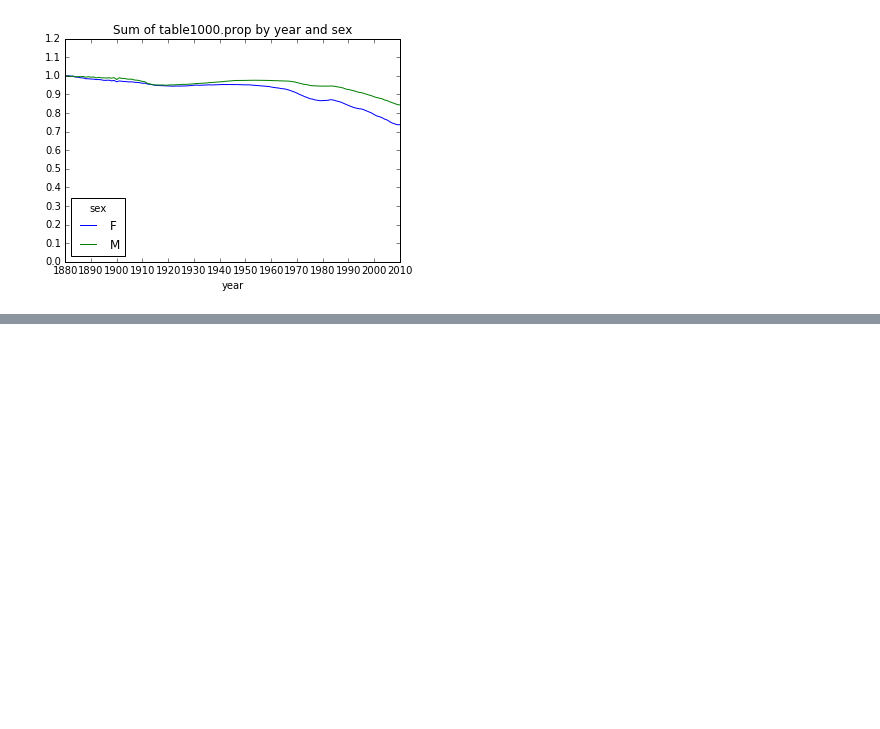
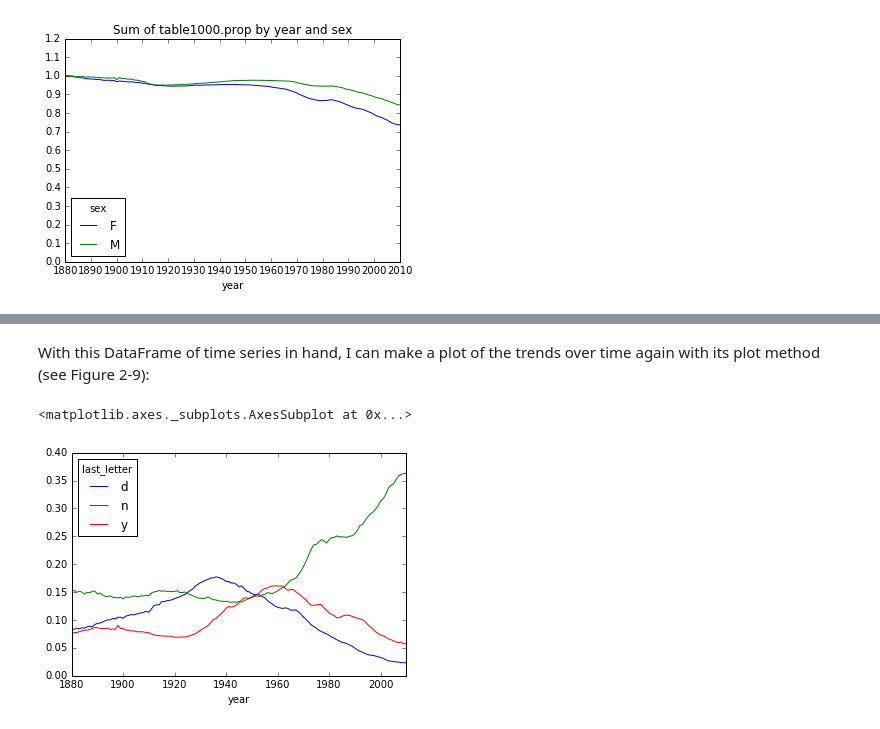
Before and after one commit to kevmct90/Python4DataScience, a Jupyter notebook: ch02.ipynb, the cells around one changed output, grey strips where cells are left out. Drawn from its saved outputs; the diff is of its cells as text; code cells hidden in the pictures; blank space fills up the shorter version.

```diff
--- a/ch02.ipynb
+++ b/ch02.ipynb
@@ -741,0 +940,4 @@ table.plot(title='Sum of table1000.prop by year and sex', yticks=np.linspace(0,
+# %%
+letter_prop = table / table.sum().astype(float)
+dny_ts = letter_prop.ix[['d', 'n', 'y'], 'M'].T
+dny_ts.head()
@@ -741,0 +952,8 @@ table.plot(title='Sum of table1000.prop by year and sex', yticks=np.linspace(0,
+# %% [markdown]
+With this DataFrame of time series in hand, I can make a plot of the trends over time
+again with its plot method (see Figure 2-9):
+# %%
+dny_ts.plot()
+# %% [output]
+<matplotlib.axes._subplots.AxesSubplot at 0x...>
+[figure, added]
```
Also changed, not shown: parts of 48 cells of this notebook.
